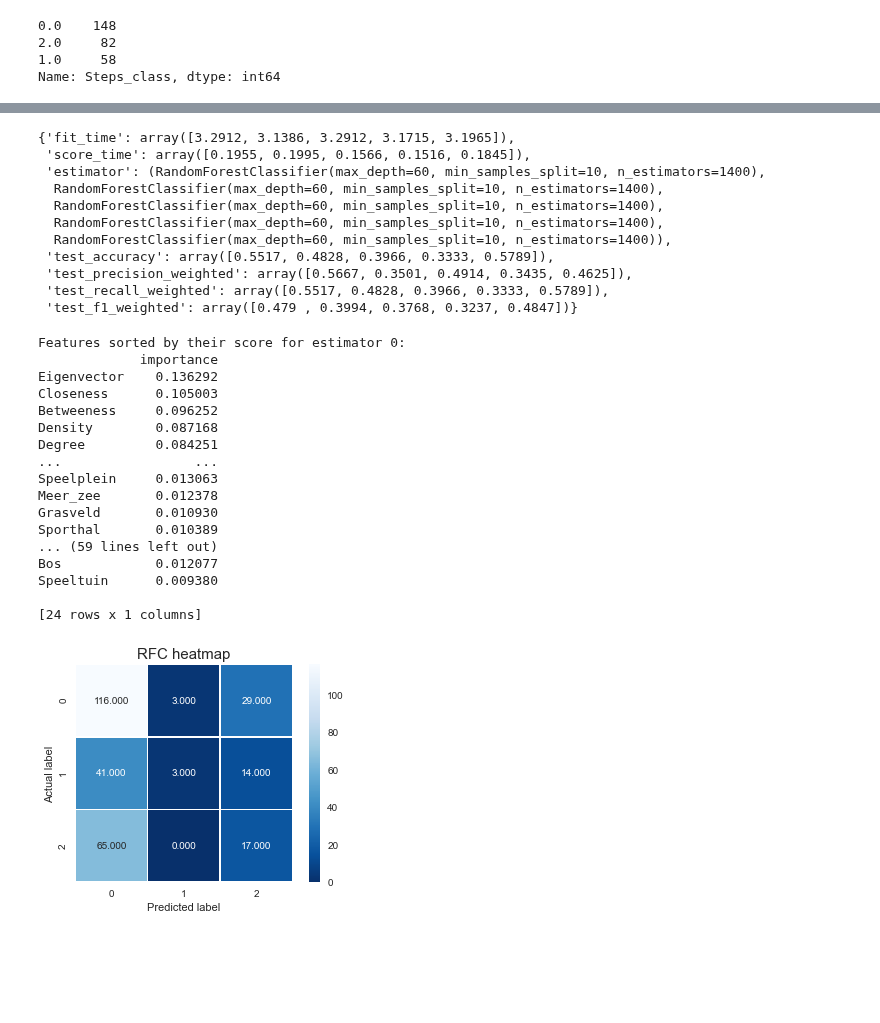
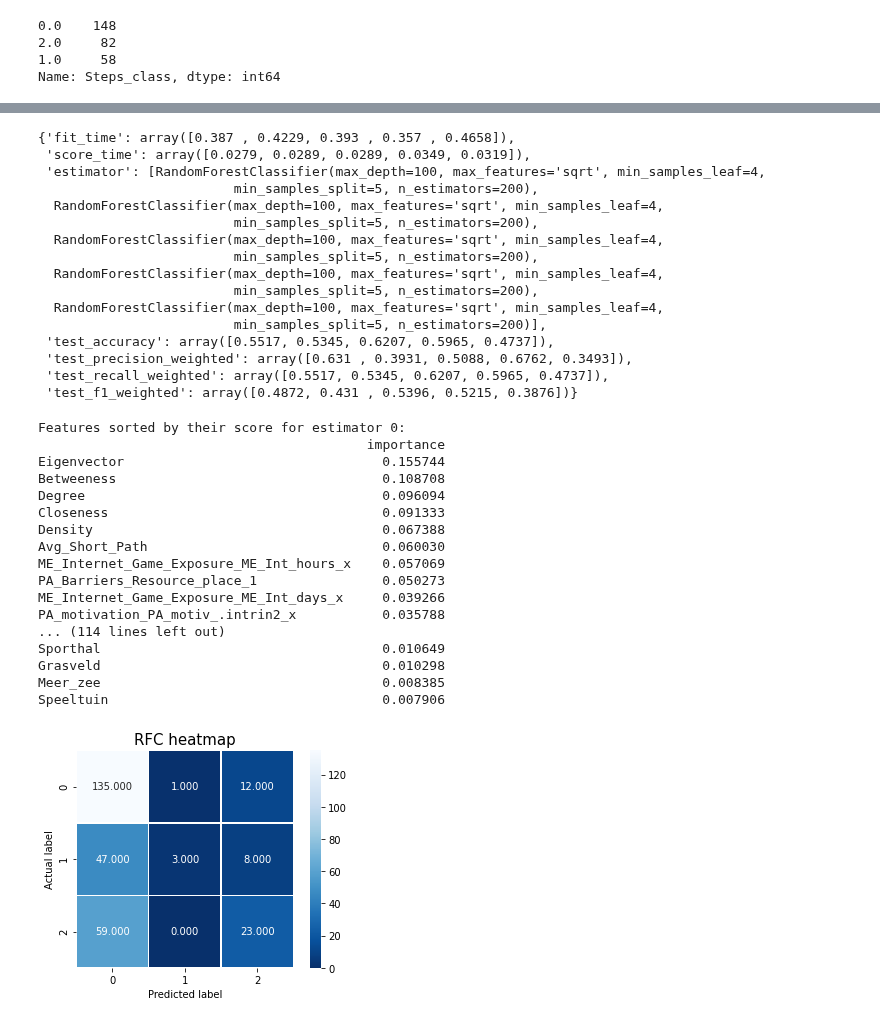
Before and after one commit to Shoarmin/baproject, a Jupyter notebook: wave 1-3 cv.ipynb, the cells around one changed output, grey strips where cells are left out. Drawn from its saved outputs; the diff is of its cells as text; code cells hidden in the pictures; blank space fills up the shorter version.

```diff
--- a/wave 1-3 cv.ipynb
+++ b/wave 1-3 cv.ipynb
@@ -289,9 +288,10 @@ See the caveats in the documentation: https://pandas.pydata.org/pandas-docs/stab
 Name: Steps_class, dtype: int64
 # %%
 #cross validation default classifier
+pd.options.display.max_rows = None
 features = copy.drop(columns = ['Steps','Steps_class'])
 label = copy['Steps_class']
-skf = StratifiedKFold(n_splits=5, random_state = 1)
+skf = StratifiedKFold(n_splits=5, random_state = 1, shuffle=True)
 rfc = RandomForestClassifier()
 
 scoring = ['accuracy', 'precision_weighted', 'recall_weighted', 'f1_weighted']
@@ -384,56 +379,59 @@ Fitting 5 folds for each of 100 candidates, totalling 500 fits
 # %%
 #cross validation optimized classifier
-features = copy.drop(columns = ['Steps','Steps_class'])
-label = copy['Steps_class']
 best_random = rf_random.best_estimator_
 
 scoring = ['accuracy', 'precision_weighted', 'recall_weighted', 'f1_weighted']
 scores = cross_validate(best_random, features, label, cv=skf, scoring=scoring, return_estimator = True)
 predicted = cross_val_predict(best_random, features, label, cv=skf)
 display(scores)
 
 s=confusion_matrix(label, predicted)
 sns.heatmap(s, annot=True, fmt=".3f", linewidths=.5, square = True, cmap = 'Blues_r');
 plt.ylabel('Actual label');
 plt.xlabel('Predicted label');
 plt.title('RFC heatmap', size = 15);
 
 for idx,estimator in enumerate(scores['estimator']):
     print("Features sorted by their score for estimator {}:".format(idx))
     feature_importances = pd.DataFrame(estimator.feature_importances_,
                                        index = features.columns,
                                         columns=['importance']).sort_values('importance', ascending=False)
     print(feature_importances)
 # %% [output]
-{'fit_time': array([3.2912, 3.1386, 3.2912, 3.1715, 3.1965]),
- 'score_time': array([0.1955, 0.1995, 0.1566, 0.1516, 0.1845]),
- 'estimator': (RandomForestClassifier(max_depth=60, min_samples_split=10, n_estimators=1400),
-  RandomForestClassifier(max_depth=60, min_samples_split=10, n_estimators=1400),
-  RandomForestClassifier(max_depth=60, min_samples_split=10, n_estimators=1400),
-  RandomForestClassifier(max_depth=60, min_samples_split=10, n_estimators=1400),
-  RandomForestClassifier(max_depth=60, min_samples_split=10, n_estimators=1400)),
- 'test_accuracy': array([0.5517, 0.4828, 0.3966, 0.3333, 0.5789]),
- 'test_precision_weighted': array([0.5667, 0.3501, 0.4914, 0.3435, 0.4625]),
- 'test_recall_weighted': array([0.5517, 0.4828, 0.3966, 0.3333, 0.5789]),
- 'test_f1_weighted': array([0.479 , 0.3994, 0.3768, 0.3237, 0.4847])}
+{'fit_time': array([0.387 , 0.4229, 0.393 , 0.357 , 0.4658]),
+ 'score_time': array([0.0279, 0.0289, 0.0289, 0.0349, 0.0319]),
+ 'estimator': [RandomForestClassifier(max_depth=100, max_features='sqrt', min_samples_leaf=4,
+                         min_samples_split=5, n_estimators=200),
+  RandomForestClassifier(max_depth=100, max_features='sqrt', min_samples_leaf=4,
+                         min_samples_split=5, n_estimators=200),
+  RandomForestClassifier(max_depth=100, max_features='sqrt', min_samples_leaf=4,
+                         min_samples_split=5, n_estimators=200),
+  RandomForestClassifier(max_depth=100, max_features='sqrt', min_samples_leaf=4,
+                         min_samples_split=5, n_estimators=200),
+  RandomForestClassifier(max_depth=100, max_features='sqrt', min_samples_leaf=4,
+                         min_samples_split=5, n_estimators=200)],
+ 'test_accuracy': array([0.5517, 0.5345, 0.6207, 0.5965, 0.4737]),
+ 'test_precision_weighted': array([0.631 , 0.3931, 0.5088, 0.6762, 0.3493]),
+ 'test_recall_weighted': array([0.5517, 0.5345, 0.6207, 0.5965, 0.4737]),
+ 'test_f1_weighted': array([0.4872, 0.431 , 0.5396, 0.5215, 0.3876])}
 Features sorted by their score for estimator 0:
-             importance
-Eigenvector    0.136292
-Closeness      0.105003
-Betweeness     0.096252
-Density        0.087168
-Degree         0.084251
-...                 ...
-Speelplein     0.013063
-Meer_zee       0.012378
-Grasveld       0.010930
-Sporthal       0.010389
-... (59 lines left out)
-Bos            0.012077
-Speeltuin      0.009380
-
-[24 rows x 1 columns]
+                                          importance
+Eigenvector                                 0.155744
+Betweeness                                  0.108708
+Degree                                      0.096094
+Closeness                                   0.091333
+Density                                     0.067388
+Avg_Short_Path                              0.060030
+ME_Internet_Game_Exposure_ME_Int_hours_x    0.057069
+PA_Barriers_Resource_place_1                0.050273
+ME_Internet_Game_Exposure_ME_Int_days_x     0.039266
+PA_motivation_PA_motiv_.intrin2_x           0.035788
+... (114 lines left out)
+Sporthal                                    0.010649
+Grasveld                                    0.010298
+Meer_zee                                    0.008385
+Speeltuin                                   0.007906
-[figure, old version]
+[figure, new version]
 # %%
 # random forest regressor
 pd.options.display.max_rows = None
```
Also changed, not shown: parts of 8 cells of this notebook, 1 other file.
